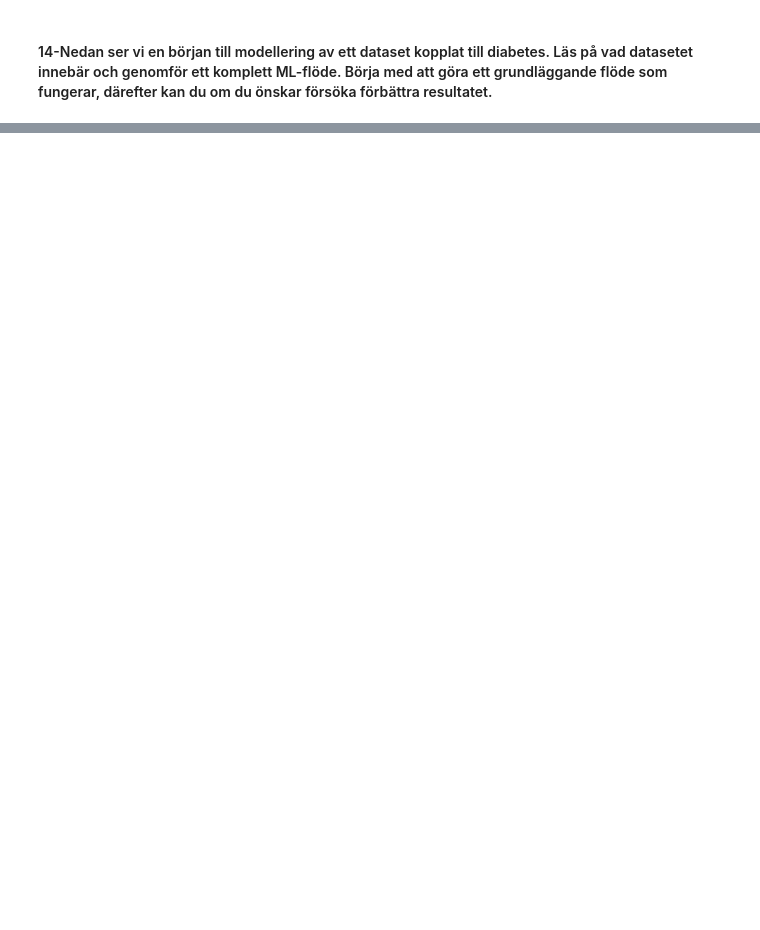
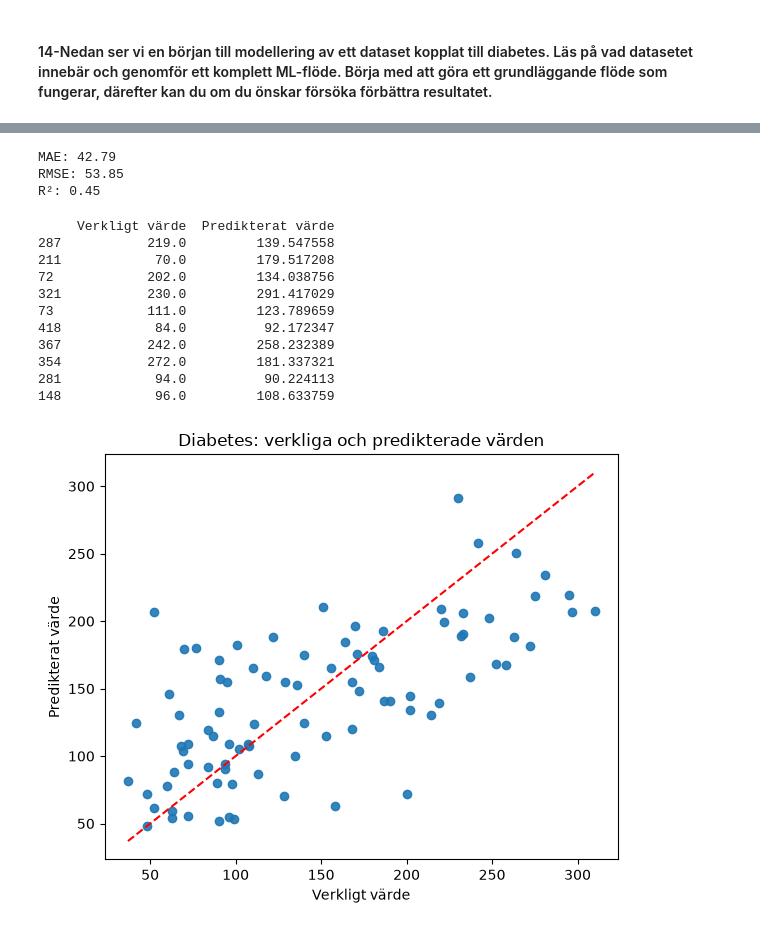
Before and after one commit to FatimaAlMurtadha/MyFirstML, a Jupyter notebook: ÖvningsUppgifterFatima/Kapetal-3/diabetes_DS_ML.ipynb, the cells around one changed output, grey strips where cells are left out. Drawn from its saved outputs; the diff is of its cells as text; code cells hidden in the pictures; blank space fills up the shorter version.

Commit message:
Check diabetes dataset

```diff
--- a/ÖvningsUppgifterFatima/Kapetal-3/diabetes_DS_ML.ipynb
+++ b/ÖvningsUppgifterFatima/Kapetal-3/diabetes_DS_ML.ipynb
@@ -32,0 +56,51 @@ None
+# %%
+
+# Dela upp data så att testdata inte används vid träning.
+X_train, X_test, y_train, y_test = train_test_split(
+    X, y, test_size=0.2, random_state=42
+)
+# %%
+
+# Grundmodell: linjär regression passar eftersom målet är numeriskt.
+model = LinearRegression()
+model.fit(X_train, y_train)
+y_pred = model.predict(X_test)
+
+mae = mean_absolute_error(y_test, y_pred)
+rmse = mean_squared_error(y_test, y_pred) ** 0.5
+r2 = r2_score(y_test, y_pred)
+print(f"MAE: {mae:.2f}")
+print(f"RMSE: {rmse:.2f}")
+print(f"R²: {r2:.2f}")
+# %% [output]
+MAE: 42.79
+RMSE: 53.85
+R²: 0.45
+# %%
+
+# Enkel kontroll av modellens prediktioner.
+results = y_test.to_frame(name="Verkligt värde")
+results["Predikterat värde"] = y_pred
+print(results.head(10))
+
+plt.figure(figsize=(6, 5))
+plt.scatter(y_test, y_pred, alpha=0.9)
+plt.plot([y_test.min(), y_test.max()], [y_test.min(), y_test.max()], "r--")
+plt.xlabel("Verkligt värde")
+plt.ylabel("Predikterat värde")
+plt.title("Diabetes: verkliga och predikterade värden")
+plt.tight_layout()
+plt.show()
+# %% [output]
+     Verkligt värde  Predikterat värde
+287           219.0         139.547558
+211            70.0         179.517208
+72            202.0         134.038756
+321           230.0         291.417029
+73            111.0         123.789659
+418            84.0          92.172347
+367           242.0         258.232389
+354           272.0         181.337321
+281            94.0          90.224113
+148            96.0         108.633759
+[figure, added]
```
Also changed, not shown: parts of 3 cells of this notebook, 3 other files.
